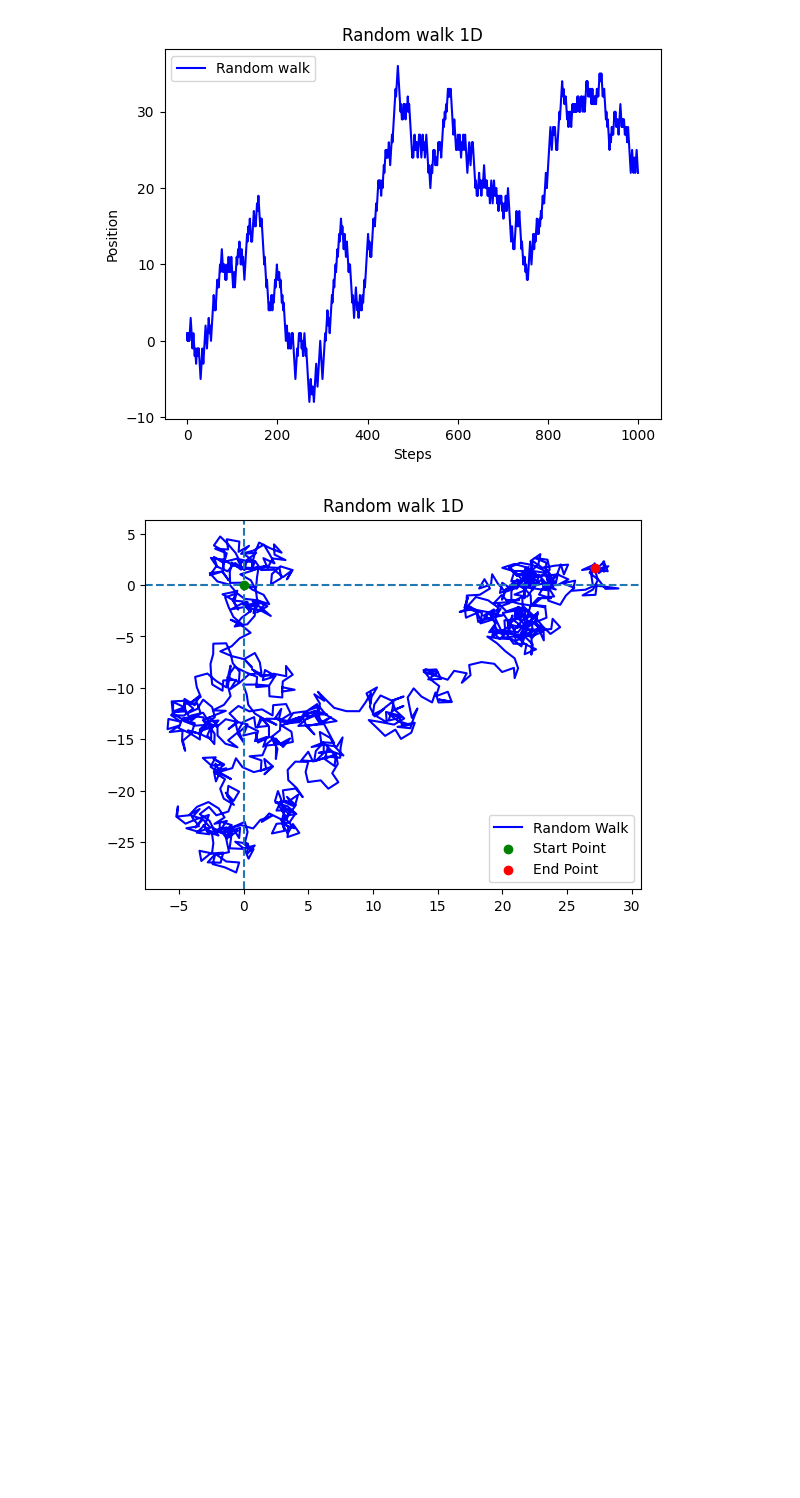
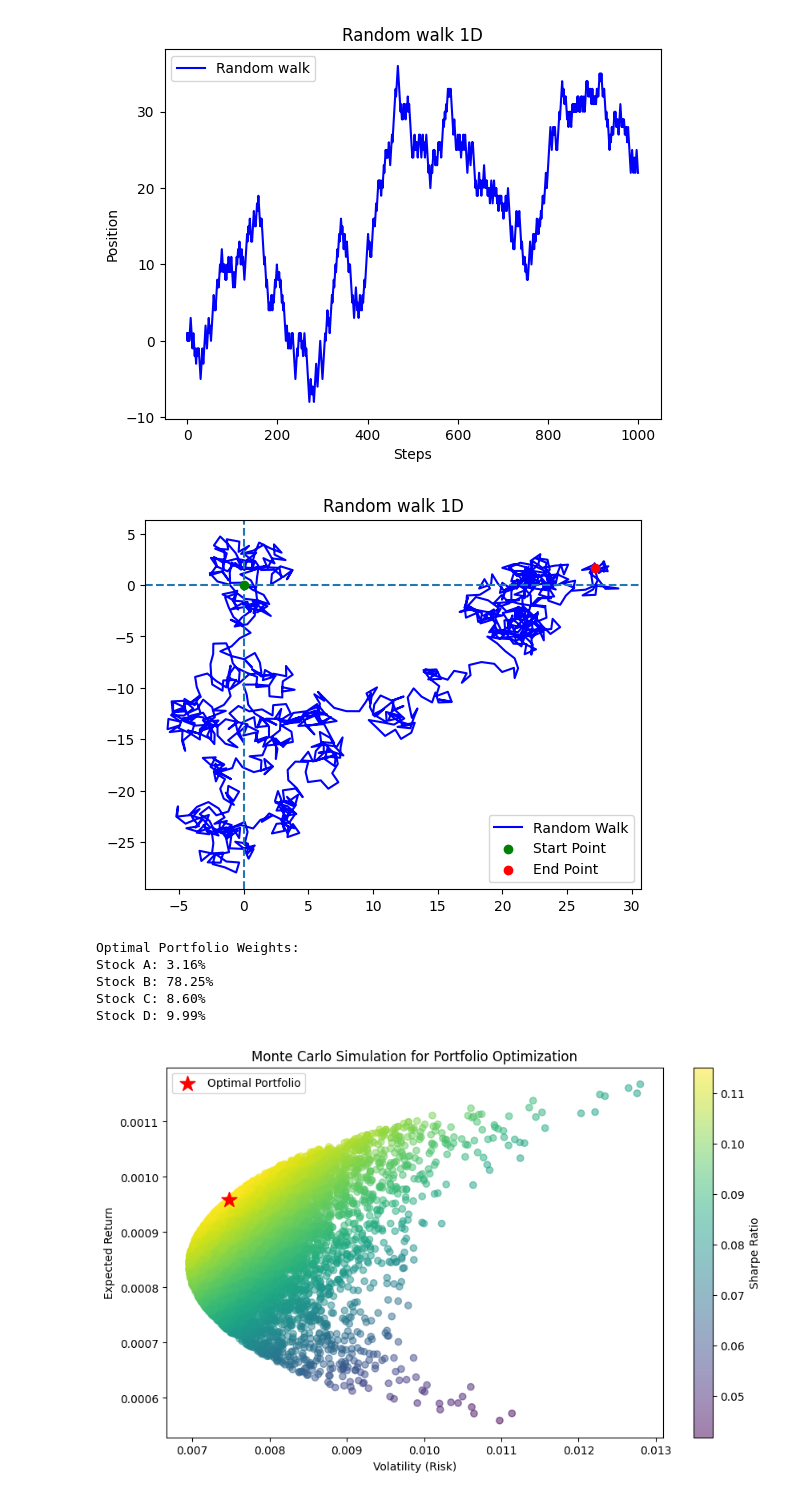
Before and after one commit to soham2121/Model-thinking, a Jupyter notebook: finalpt2.ipynb, the cells around one changed output. Cells and saved outputs as stored; diff of their text form; code cells hidden in the pictures; blank space fills up the shorter version.

```diff
--- a/finalpt2.ipynb
+++ b/finalpt2.ipynb
@@ -232,3 +232,82 @@ plt.legend()
 plt.show()
 # %% [output]
 [figure]
+# %%
+# Monte Carlo
+import numpy as np
+import pandas as pd
+import matplotlib.pyplot as plt
+
+
+# Simulated stock returns (mean daily returns) and covariance matrix (for simplicity)
+stocks = ['Stock A', 'Stock B', 'Stock C', 'Stock D']
+mean_returns = np.array([0.0008, 0.0012, 0.0005, 0.001]) # Mean daily returns
+cov_matrix = np.array([
+  [0.0001, 0.00002, 0.000015, 0.00002],
+  [0.00002, 0.0002, 0.000025, 0.00003],
+  [0.000015, 0.000025, 0.00015, 0.00002],
+  [0.00002, 0.00003, 0.00002, 0.00012]
+]) # Covariance matrix
+
+
+num_portfolios = 10000 # Number of simulations
+risk_free_rate = 0.0001 # Daily risk-free rate
+
+
+# Storing portfolio metrics
+results = np.zeros((4, num_portfolios)) # Rows: returns, volatility, Sharpe ratio, weights index
+
+
+for i in range(num_portfolios):
+  weights = np.random.random(len(stocks))
+  weights /= np.sum(weights) # Normalize weights to sum to 1
+
+
+  # Portfolio return and volatility
+  portfolio_return = np.sum(weights * mean_returns)
+  portfolio_volatility = np.sqrt(np.dot(weights.T, np.dot(cov_matrix, weights)))
+
+
+  # Sharpe ratio calculation
+  sharpe_ratio = (portfolio_return - risk_free_rate) / portfolio_volatility
+
+
+
+
+  # Store results
+  results[0, i] = portfolio_return
+  results[1, i] = portfolio_volatility
+  results[2, i] = sharpe_ratio
+  results[3, i] = i # Just to keep track of indices
+
+
+# Find the optimal portfolio (max Sharpe ratio)
+max_sharpe_idx = np.argmax(results[2])
+best_weights = np.random.random(len(stocks))
+best_weights /= np.sum(best_weights)
+
+
+# Display optimal portfolio weights
+print("Optimal Portfolio Weights:")
+for stock, weight in zip(stocks, best_weights):
+  print(f"{stock}: {weight:.2%}")
+
+
+# Plot the Efficient Frontier
+plt.figure(figsize=(10, 6))
+plt.scatter(results[1, :], results[0, :], c=results[2, :], cmap='viridis', alpha=0.5)
+plt.colorbar(label='Sharpe Ratio')
+plt.xlabel('Volatility (Risk)')
+plt.ylabel('Expected Return')
+plt.title('Monte Carlo Simulation for Portfolio Optimization')
+plt.scatter(results[1, max_sharpe_idx], results[0, max_sharpe_idx], color='red', marker='*', s=200,
+label='Optimal Portfolio')
+plt.legend()
+plt.show()
+# %% [output]
+Optimal Portfolio Weights:
+Stock A: 3.16%
+Stock B: 78.25%
+Stock C: 8.60%
+Stock D: 9.99%
+[figure, added]
```
Also changed, not shown: parts of 3 cells of this notebook.
